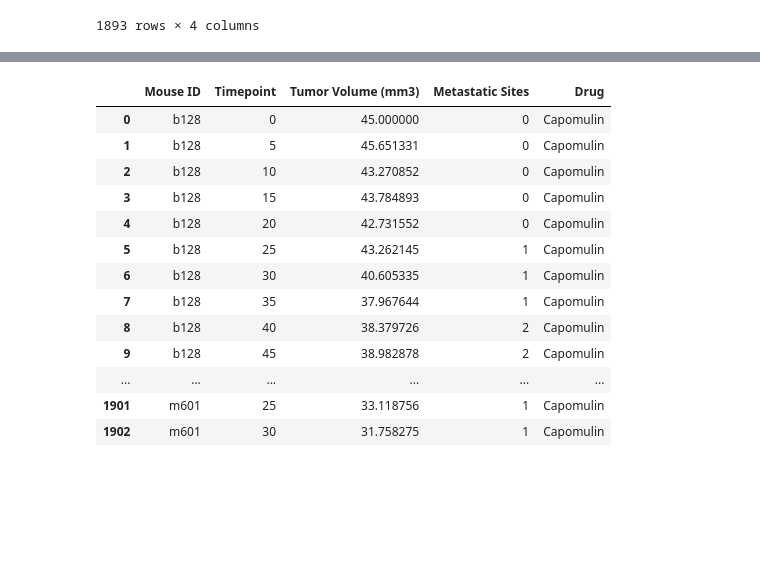
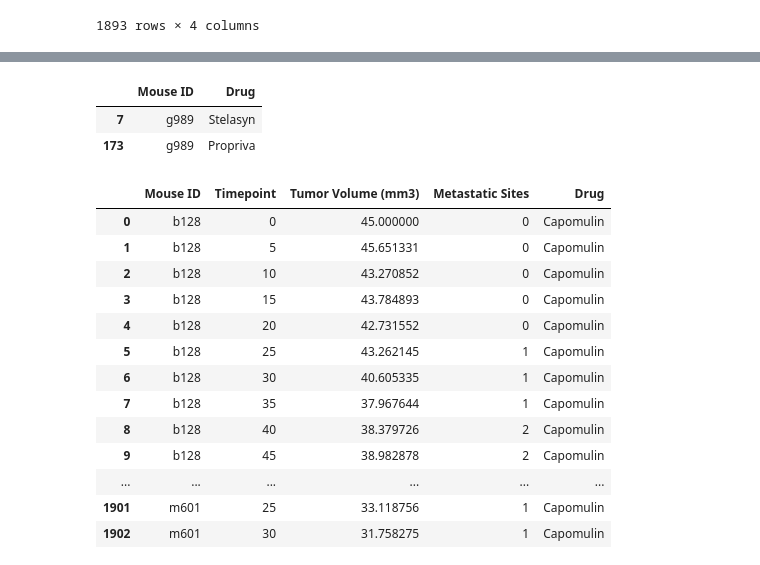
Before and after one commit to StevenOrn/05_matplotlib, a Jupyter notebook: Pymaceuticals/Pymaceuticals.ipynb, the cells around one changed output, grey strips where cells are left out. Drawn from its saved outputs; the diff is of its cells as text; code cells hidden in the pictures; blank space fills up the shorter version.

```diff
--- a/Pymaceuticals/Pymaceuticals.ipynb
+++ b/Pymaceuticals/Pymaceuticals.ipynb
@@ -94,3 +73,10 @@ mouse_data
+# %%
+mouse_data
+mouse_data[mouse_data["Mouse ID"]=='g989']
+# %% [output]
+|  | Mouse ID | Drug |
+| 7 | g989 | Stelasyn |
+| 173 | g989 | Propriva |
 # %%
 full_data = clinical_data.merge(mouse_data, how ='outer',on = 'Mouse ID')
 full_data
```
Also changed, not shown: parts of 1 cell of this notebook, 11 other files.
